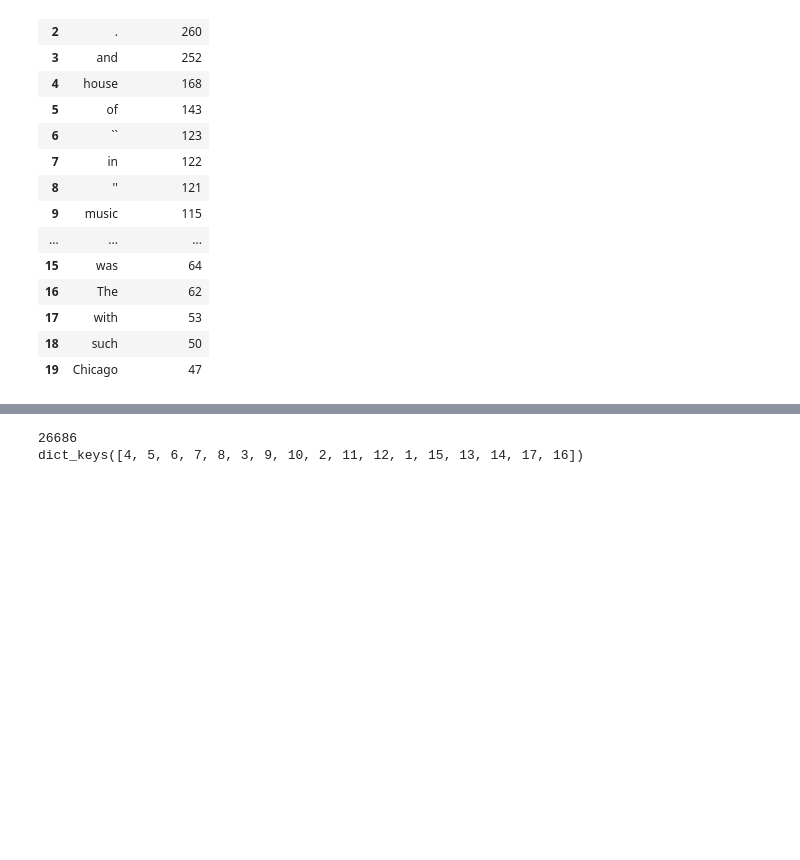
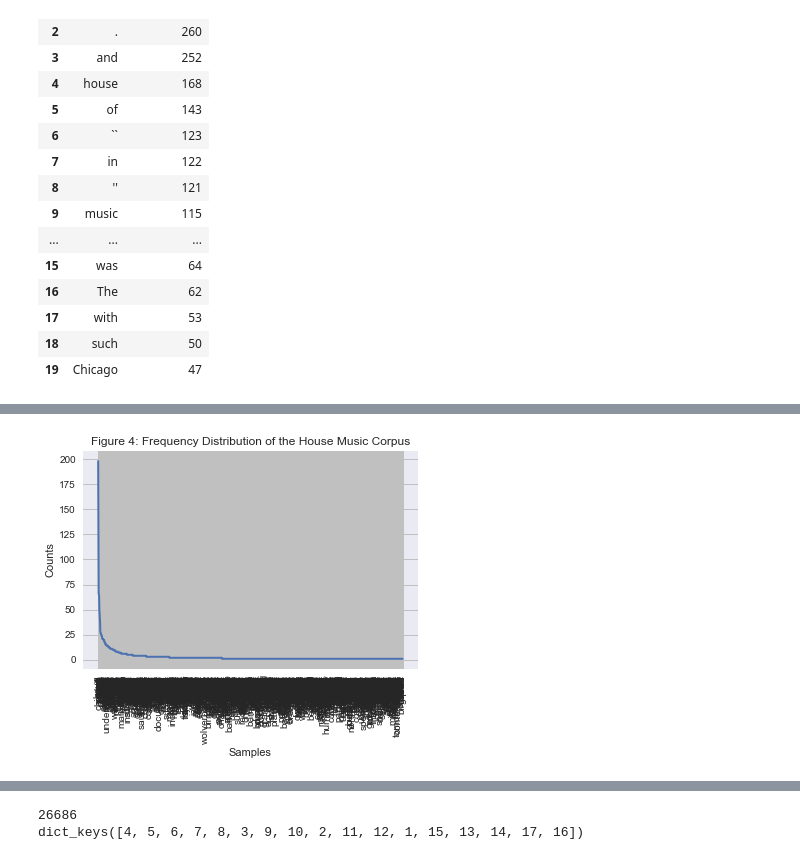
Before and after one commit to xywu-soc/content-analysis-2018, a Jupyter notebook: 2-Corpus-Linguistics/2-Corpus-Linguistics.ipynb, the cells around one changed output, grey strips where cells are left out. Cells and saved outputs as stored; diff of their text form; code cells hidden in the pictures; blank space fills up the shorter version.

```diff
--- a/2-Corpus-Linguistics/2-Corpus-Linguistics.ipynb
+++ b/2-Corpus-Linguistics/2-Corpus-Linguistics.ipynb
@@ -896,0 +916,8 @@ music_df
+# %%
+# Try to plot the frequency distribution of the corpus of House Music
+# But again, there are too many words, which makes the plot hard to see clearly.
+# But it still have the same distribution.
+music_fdist1 = nltk.FreqDist(music_df['normalized_tokens'].iloc[1])
+music_fdist1.plot(title='Figure 4: Frequency Distribution of the House Music Corpus')
+# %% [output]
+[figure, added]
```
Also changed, not shown: parts of 40 cells of this notebook.
